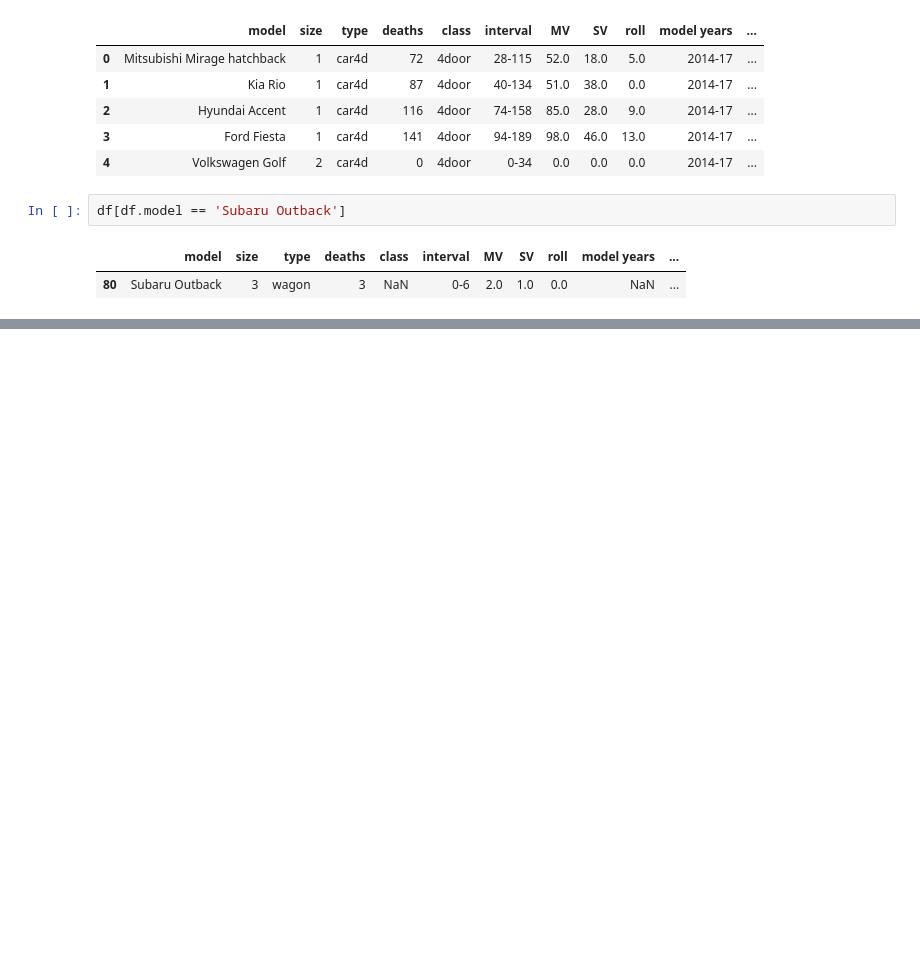
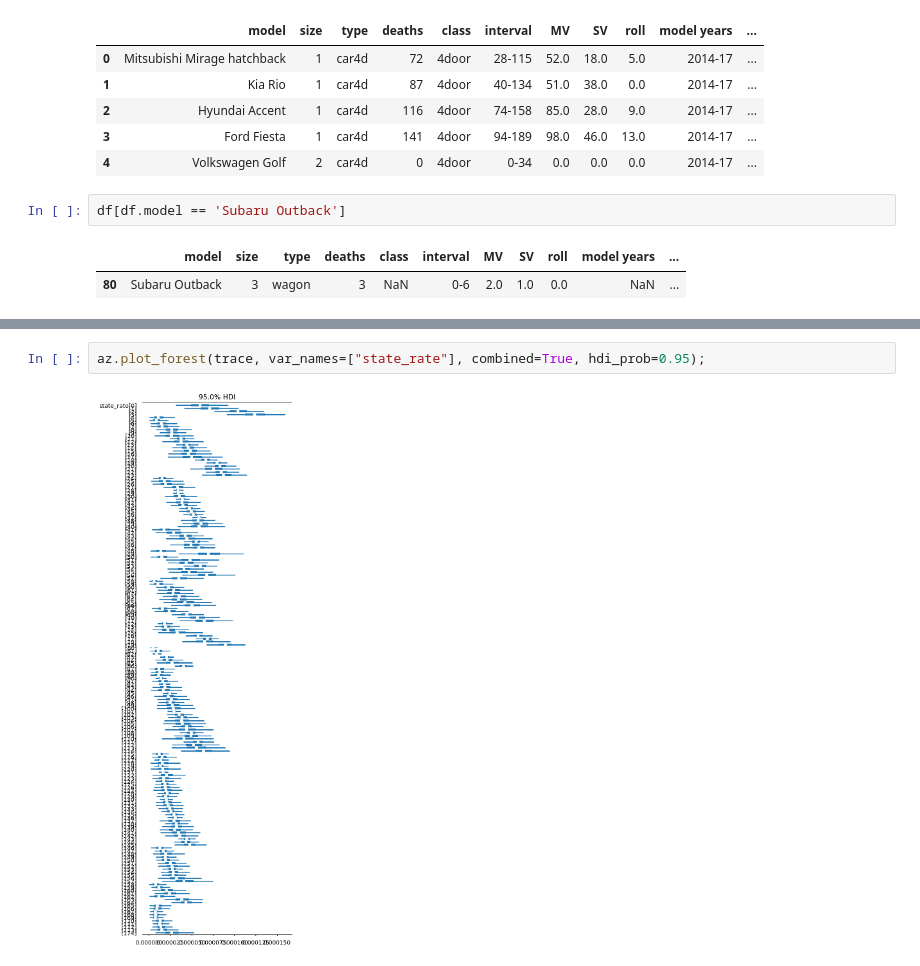
Before and after one commit to ursk/driving_fatalities, a Jupyter notebook: iihs_fatalities.ipynb, the cells around one changed output, grey strips where cells are left out. Cells and saved outputs as stored; diff of their text form; blank space fills up the shorter version.

```diff
--- a/iihs_fatalities.ipynb
+++ b/iihs_fatalities.ipynb
@@ -84 +102,5 @@ plt.style.use('seaborn-talk')
+# %%
+az.plot_forest(trace, var_names=["state_rate"], combined=True, hdi_prob=0.95);
+# %% [output]
+[figure, added]
 # %%
```
Also changed, not shown: parts of 15 cells of this notebook.
